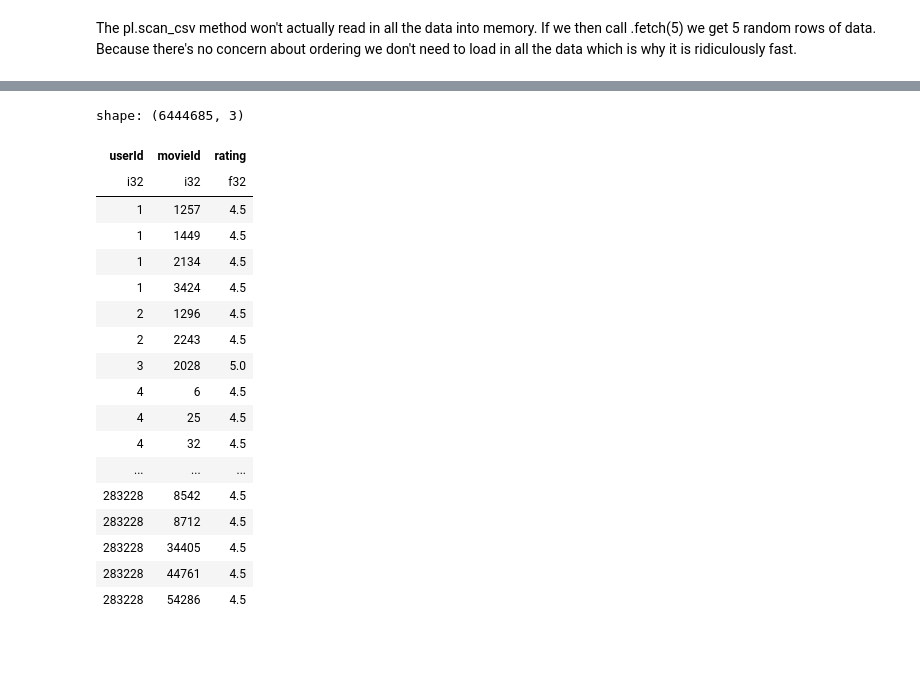
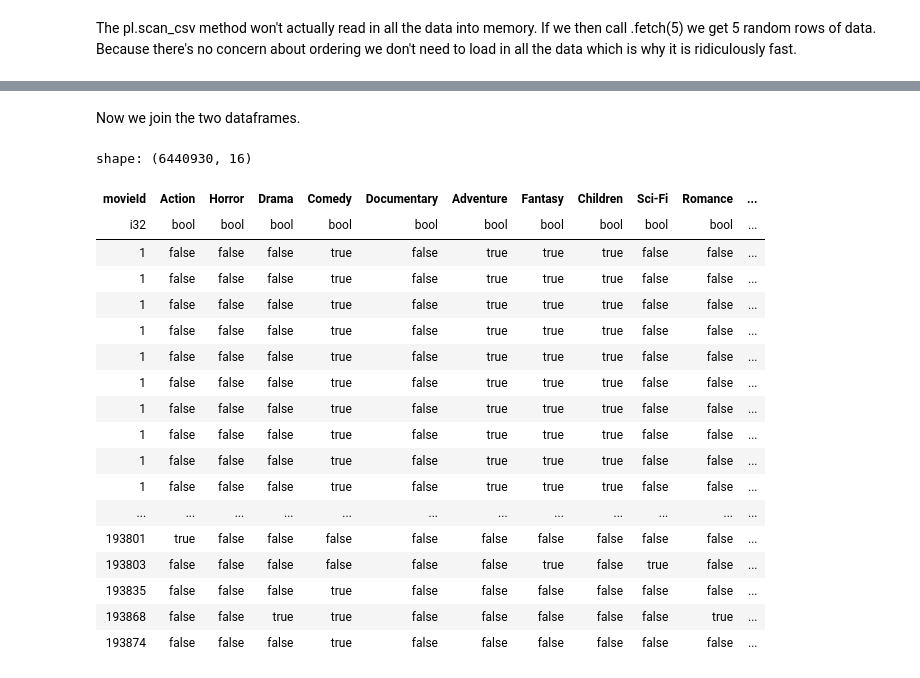
Before and after one commit to wlinds/ITHS-AI22-ML, a Jupyter notebook: Labb/ml-recommender-genres.ipynb, the cells around one changed output, grey strips where cells are left out. Saved outputs shown, nothing was run; the diff lists cells and outputs as text; code cells hidden in the pictures; blank space fills up the shorter version.

Commit message:
continue with polars, how to avoid echo chamber?

```diff
--- a/Labb/ml-recommender-genres.ipynb
+++ b/Labb/ml-recommender-genres.ipynb
@@ -87,0 +37,19 @@ shape: (53832, 15)
+# %%
+polars = polars.filter(pl.col("genres") != "(no genres listed)") # filter out movies with no genres
+
+# Testing with the top most popular genres
+movies = ["Action","Horror","Drama","Comedy","Documentary","Adventure","Fantasy","Children","Sci-Fi","Romance","Mystery","Animation","Thriller"]
+
+# pl.with_columns method can be very powerful for creating or manipulating columns
+# here we run str.contains() on genre column to pull out genres for every movieId and add them to new boolean columns
+
+for i in movies:
+    polars = polars.with_columns([
+            pl.col('genres').str.contains(i).alias(i)
+    ])
+
+polars = polars.select([pl.exclude('genres')]) # remove old 'genres' column
+
+# if this works we can go on and add more columns for all genres
+
+polars.head(10)
@@ -115,23 +81,29 @@ shape: (10, 3)
 # %%
 best_movies = ratings.filter(pl.col("rating") >= 4.5) # filter out all ratings except 4.5 and 5.0
-best_movies
+wost_movies = ratings.filter(pl.col("rating") < 4.5) # filter out all ratings except <4.5 this will probably not be used at all
-# %% [output]
-shape: (6444685, 3)
-| userId | movieId | rating |
-| i32 | i32 | f32 |
-| 1 | 1257 | 4.5 |
-| 1 | 1449 | 4.5 |
-| 1 | 2134 | 4.5 |
-| 1 | 3424 | 4.5 |
-| 2 | 1296 | 4.5 |
-| 2 | 2243 | 4.5 |
-| 3 | 2028 | 5.0 |
-| 4 | 6 | 4.5 |
-| 4 | 25 | 4.5 |
-| 4 | 32 | 4.5 |
-| ... | ... | ... |
-| 283228 | 8542 | 4.5 |
-| 283228 | 8712 | 4.5 |
-| 283228 | 34405 | 4.5 |
-| 283228 | 44761 | 4.5 |
-| 283228 | 54286 | 4.5 |
+# %% [markdown]
+Now we join the two dataframes.
+# %%
+df_inner_join = polars.join(best_movies, on='movieId', how='inner')
+# %%
+df_inner_join.sort(by='movieId')
+# %% [output]
+shape: (6440930, 16)
+| movieId | Action | Horror | Drama | Comedy | Documentary | Adventure | Fantasy | Children | Sci-Fi | Romance | ... |
+| i32 | bool | bool | bool | bool | bool | bool | bool | bool | bool | bool | ... |
+| 1 | false | false | false | true | false | true | true | true | false | false | ... |
+| 1 | false | false | false | true | false | true | true | true | false | false | ... |
+| 1 | false | false | false | true | false | true | true | true | false | false | ... |
+| 1 | false | false | false | true | false | true | true | true | false | false | ... |
+| 1 | false | false | false | true | false | true | true | true | false | false | ... |
+| 1 | false | false | false | true | false | true | true | true | false | false | ... |
+| 1 | false | false | false | true | false | true | true | true | false | false | ... |
+| 1 | false | false | false | true | false | true | true | true | false | false | ... |
+| 1 | false | false | false | true | false | true | true | true | false | false | ... |
+| 1 | false | false | false | true | false | true | true | true | false | false | ... |
+| ... | ... | ... | ... | ... | ... | ... | ... | ... | ... | ... | ... |
+| 193801 | true | false | false | false | false | false | false | false | false | false | ... |
+| 193803 | false | false | false | false | false | false | true | false | true | false | ... |
+| 193835 | false | false | false | true | false | false | false | false | false | false | ... |
+| 193868 | false | false | true | true | false | false | false | false | false | true | ... |
+| 193874 | false | false | false | true | false | false | false | false | false | false | ... |
```
Also changed, not shown: parts of 38 cells of this notebook.
